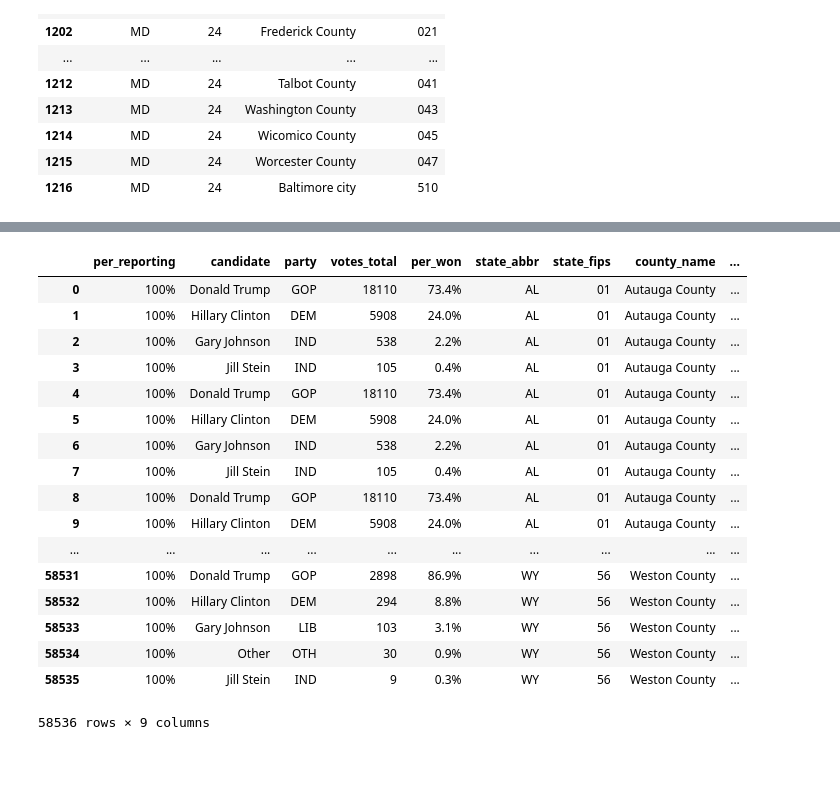
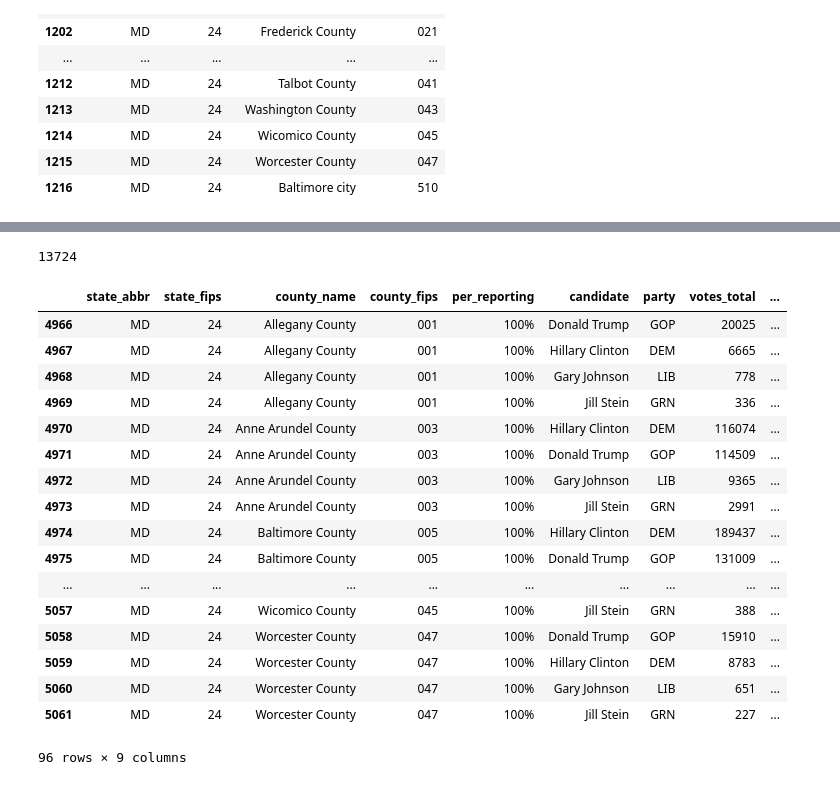
Before and after one commit to tonmcg/US_County_Level_Election_Results_08-20, a Jupyter notebook: 2016_US_County_Level_Presidential_Results.ipynb, the cells around one changed output, grey strips where cells are left out. Saved outputs shown, nothing was run; the diff lists cells and outputs as text; code cells hidden in the pictures.

Commit message:
Fresh Run of Python Notebook
cleaned up variables causing duplicate values

```diff
--- a/2016_US_County_Level_Presidential_Results.ipynb
+++ b/2016_US_County_Level_Presidential_Results.ipynb
@@ -107,7 +107,7 @@ Townhall data has 3112 counties
 | 1186 | MD | Worcester |
 # %%
 # combine state and county names
-townhall['combined'] = townhall['state_abbr'] + townhall['county_name'].apply(lambda x: x.replace('County','').replace(' ',''))
+townhall['combined'] = townhall['state_abbr'] + townhall['county_name'].apply(lambda x: x.replace('County','').replace(' ','').lower())
 townhall[townhall['state_abbr'] == 'MD']
 # %% [output]
 |  | state_abbr | county_name | per_reporting | candidate | party | votes_total | % Won | combined |
@@ -213,7 +212,7 @@ Census data has 3143 counties
 | 1215 | MD | 24 | Worcester County | 047 |
 | 1216 | MD | 24 | Baltimore city | 510 |
 # %%
-census_counties['combined'] = census_counties['state_abbr'] + census_counties['county_name'].apply(lambda x: x.replace('County','').replace(' ',''))
+census_counties['combined'] = census_counties['state_abbr'] + census_counties['county_name'].apply(lambda x: x.replace('County','').replace(' ','').lower())
 census_counties[census_counties['state_abbr'] == 'MD']
 # %% [output]
 |  | state_abbr | state_fips | county_name | county_fips | combined |
@@ -236,6 +235,10 @@ census_counties[census_counties['state_abbr'] == 'MD']
 # %%
-# merge census and townhall data on the 'combined' column
-combined = pd.merge(townhall, census_counties, on='combined')
+# join census and townhall data on the 'combined' column
+right = townhall.set_index('combined')
+left = census_counties.set_index('combined')
+
+combined = left.join(right, lsuffix='', rsuffix='_r')
+combined = combined.reset_index().drop('combined',1)
 print(combined.shape[0])
-combined[combined['state_abbr_y'] == 'MD']
+combined
 # %% [output]
@@ -261,28 +264,29 @@ combined[combined['state_abbr_y'] == 'MD']
 # %%
 # drop irrelevant columns
-county_level_combined = combined.drop(combined.columns[[0,1,7]], axis=1)
+county_level_combined = combined.drop(combined.columns[[4,5]], axis=1)
 
-#reformat column labels
-county_level_combined.columns = ['per_reporting','candidate','party','votes_total','per_won','state_abbr','state_fips','county_name','county_fips']
-county_level_combined
+county_level_final = county_level_combined.drop_duplicates()
+print(county_level_final.shape[0])
+county_level_final[county_level_final['state_abbr'] == 'MD']
 # %% [output]
+13724
-|  | per_reporting | candidate | party | votes_total | per_won | state_abbr | state_fips | county_name | ... |
-| 0 | 100% | Donald Trump | GOP | 18110 | 73.4% | AL | 01 | Autauga County | ... |
-| 1 | 100% | Hillary Clinton | DEM | 5908 | 24.0% | AL | 01 | Autauga County | ... |
-| 2 | 100% | Gary Johnson | IND | 538 | 2.2% | AL | 01 | Autauga County | ... |
-| 3 | 100% | Jill Stein | IND | 105 | 0.4% | AL | 01 | Autauga County | ... |
-| 4 | 100% | Donald Trump | GOP | 18110 | 73.4% | AL | 01 | Autauga County | ... |
-| 5 | 100% | Hillary Clinton | DEM | 5908 | 24.0% | AL | 01 | Autauga County | ... |
-| 6 | 100% | Gary Johnson | IND | 538 | 2.2% | AL | 01 | Autauga County | ... |
-| 7 | 100% | Jill Stein | IND | 105 | 0.4% | AL | 01 | Autauga County | ... |
-| 8 | 100% | Donald Trump | GOP | 18110 | 73.4% | AL | 01 | Autauga County | ... |
-| 9 | 100% | Hillary Clinton | DEM | 5908 | 24.0% | AL | 01 | Autauga County | ... |
+|  | state_abbr | state_fips | county_name | county_fips | per_reporting | candidate | party | votes_total | ... |
+| 4966 | MD | 24 | Allegany County | 001 | 100% | Donald Trump | GOP | 20025 | ... |
+| 4967 | MD | 24 | Allegany County | 001 | 100% | Hillary Clinton | DEM | 6665 | ... |
+| 4968 | MD | 24 | Allegany County | 001 | 100% | Gary Johnson | LIB | 778 | ... |
+| 4969 | MD | 24 | Allegany County | 001 | 100% | Jill Stein | GRN | 336 | ... |
+| 4970 | MD | 24 | Anne Arundel County | 003 | 100% | Hillary Clinton | DEM | 116074 | ... |
+| 4971 | MD | 24 | Anne Arundel County | 003 | 100% | Donald Trump | GOP | 114509 | ... |
+| 4972 | MD | 24 | Anne Arundel County | 003 | 100% | Gary Johnson | LIB | 9365 | ... |
+| 4973 | MD | 24 | Anne Arundel County | 003 | 100% | Jill Stein | GRN | 2991 | ... |
+| 4974 | MD | 24 | Baltimore County | 005 | 100% | Hillary Clinton | DEM | 189437 | ... |
+| 4975 | MD | 24 | Baltimore County | 005 | 100% | Donald Trump | GOP | 131009 | ... |
 | ... | ... | ... | ... | ... | ... | ... | ... | ... | ... |
-| 58531 | 100% | Donald Trump | GOP | 2898 | 86.9% | WY | 56 | Weston County | ... |
-| 58532 | 100% | Hillary Clinton | DEM | 294 | 8.8% | WY | 56 | Weston County | ... |
-| 58533 | 100% | Gary Johnson | LIB | 103 | 3.1% | WY | 56 | Weston County | ... |
-| 58534 | 100% | Other | OTH | 30 | 0.9% | WY | 56 | Weston County | ... |
-| 58535 | 100% | Jill Stein | IND | 9 | 0.3% | WY | 56 | Weston County | ... |
+| 5057 | MD | 24 | Wicomico County | 045 | 100% | Jill Stein | GRN | 388 | ... |
+| 5058 | MD | 24 | Worcester County | 047 | 100% | Donald Trump | GOP | 15910 | ... |
+| 5059 | MD | 24 | Worcester County | 047 | 100% | Hillary Clinton | DEM | 8783 | ... |
+| 5060 | MD | 24 | Worcester County | 047 | 100% | Gary Johnson | LIB | 651 | ... |
+| 5061 | MD | 24 | Worcester County | 047 | 100% | Jill Stein | GRN | 227 | ... |
-58536 rows × 9 columns
+96 rows × 9 columns
 # %%
 county_level_combined.to_csv('2016_US_County_Level_Presidential_Results.csv',sep=',')
```
Also changed, not shown: parts of 5 cells of this notebook, 1 other file.
